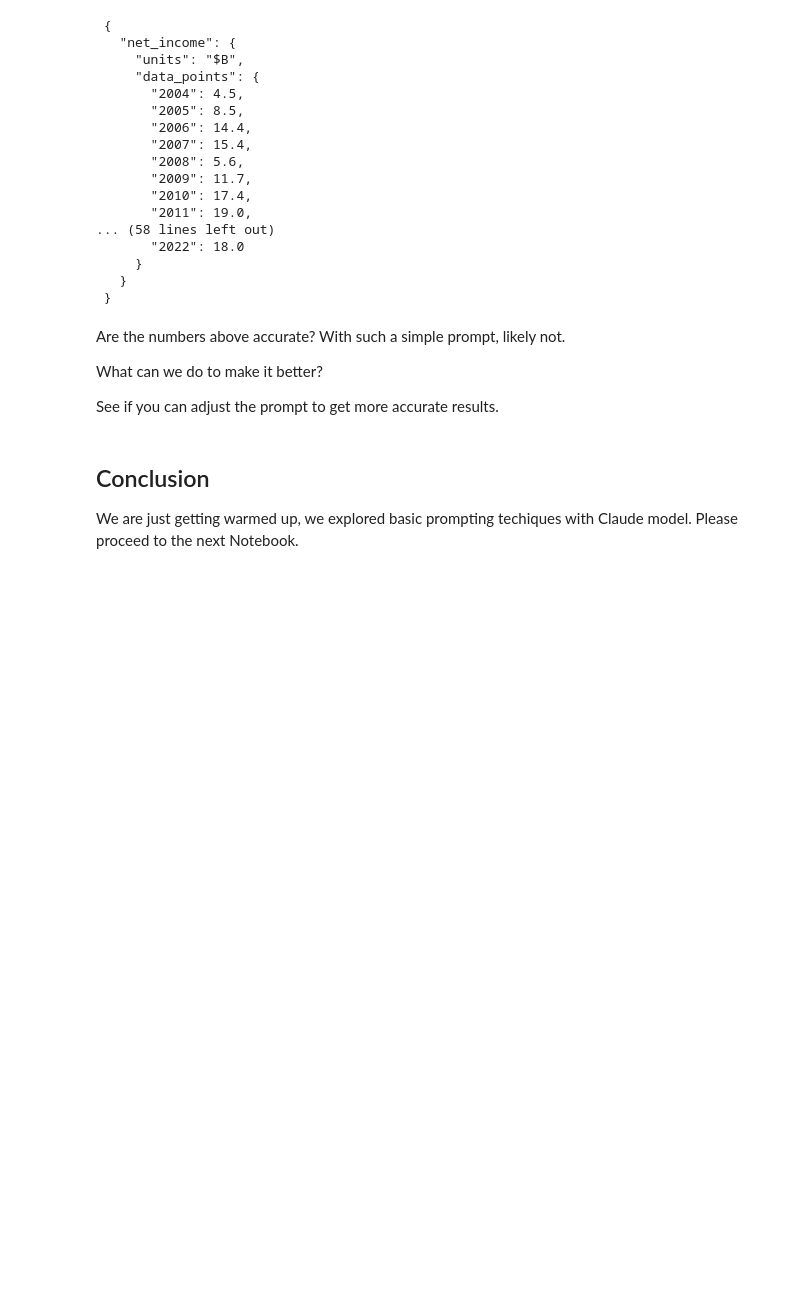
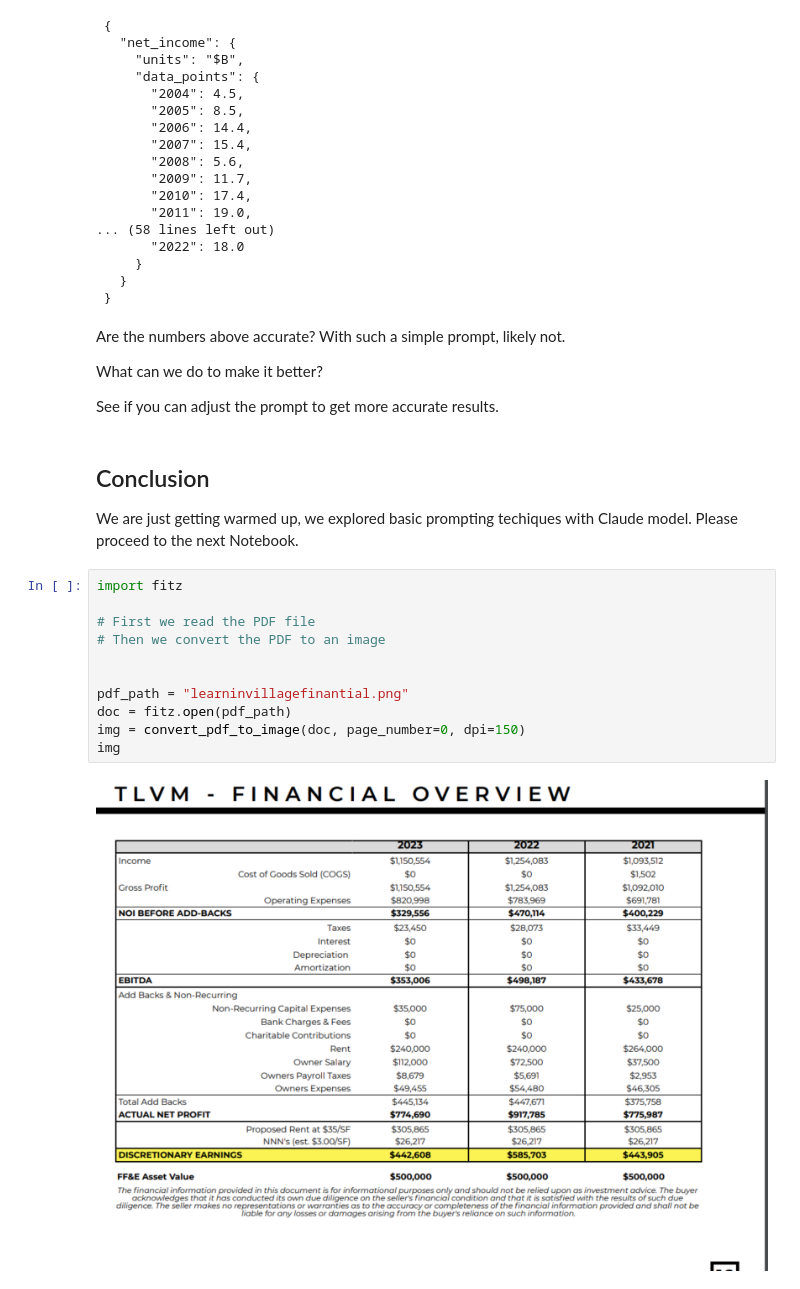
Before and after one commit to medcv/genai_workshop, a Jupyter notebook: 02_prompt_engineering/1_basic_techniques.ipynb, the cells around one changed output. Drawn from its saved outputs; the diff is of its cells as text; blank space fills up the shorter version.

```diff
--- a/02_prompt_engineering/1_basic_techniques.ipynb
+++ b/02_prompt_engineering/1_basic_techniques.ipynb
@@ -577,3 +659,16 @@ See if you can adjust the prompt to get more accurate results.
 ## Conclusion
 
 We are just getting warmed up, we explored basic prompting techiques with Claude model. Please proceed to the next Notebook.
+# %%
+import fitz
+
+# First we read the PDF file
+# Then we convert the PDF to an image
+
+
+pdf_path = "learninvillagefinantial.png"
+doc = fitz.open(pdf_path)
+img = convert_pdf_to_image(doc, page_number=0, dpi=150)
+img
+# %% [output]
+[figure, added]
```
Also changed, not shown: parts of 14 cells of this notebook, 38 other files.
